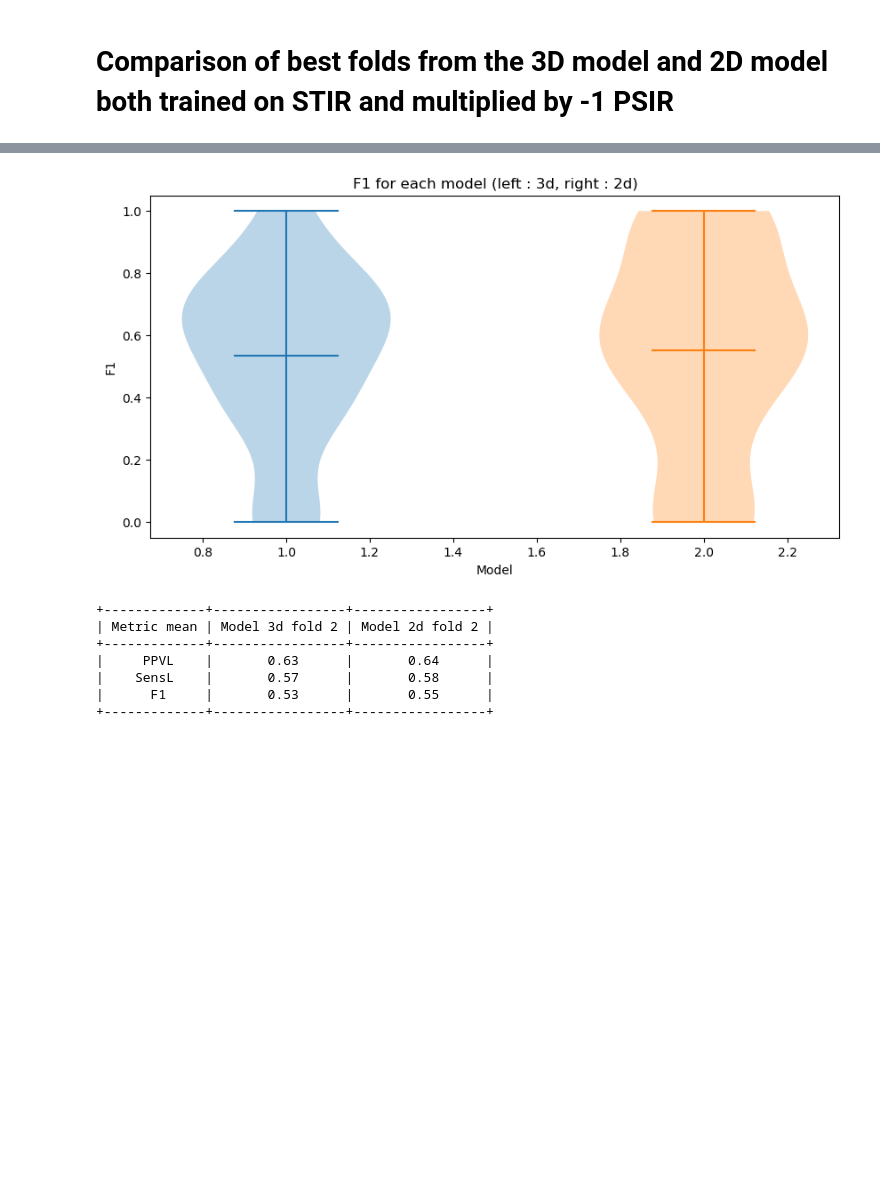
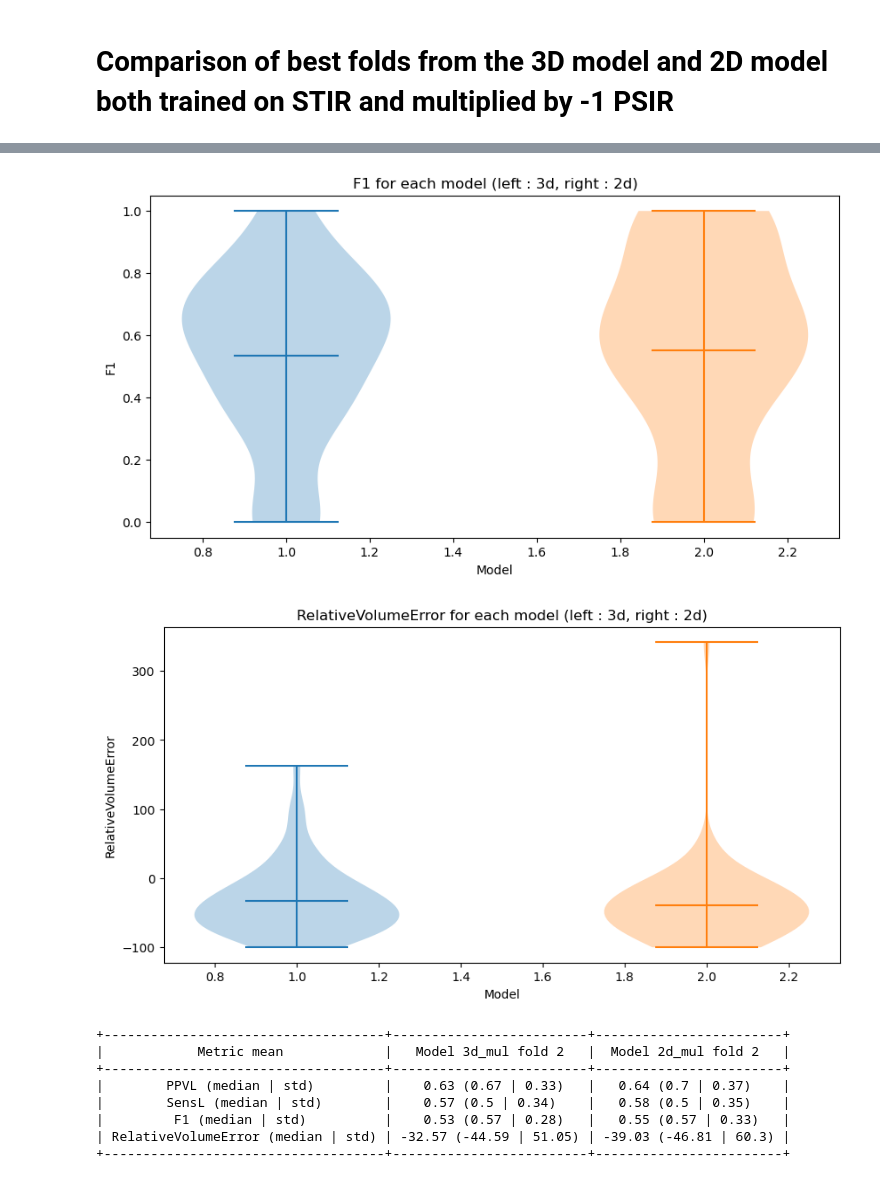
Before and after one commit to ivadomed/canproco, a Jupyter notebook: nnunet/nnUNet_inference_analysis.ipynb, the cells around one changed output, grey strips where cells are left out. Saved outputs shown, nothing was run; the diff lists cells and outputs as text; code cells hidden in the pictures; blank space fills up the shorter version.

Commit message:
added final plots for abstract figures

```diff
--- a/nnunet/nnUNet_inference_analysis.ipynb
+++ b/nnunet/nnUNet_inference_analysis.ipynb
@@ -569,7 +593,7 @@ for i in range(5):
 # plt.show()
 
 table = PrettyTable()
-table.field_names = ['Fold index', 'Mean', 'Median', 'Standard deviation']
+table.field_names = ['Fold index', 'Mean PPVL', 'Median PPVL', 'PPVL Standard deviation']
 for i in range(5):
     table.add_row([i, round(PPVL_2d[i].mean(),2), round(PPVL_2d[i].median(),2), round(PPVL_2d[i].std(),2)])
 print(table)
@@ -587,7 +611,7 @@ for i in range(5):
 # plt.show()
 
 table = PrettyTable()
-table.field_names = ['Fold index', 'Mean', 'Median', 'Standard deviation']
+table.field_names = ['Fold index', 'Mean SensL', 'Median SensL', 'SensL Standard deviation']
 for i in range(5):
     table.add_row([i, round(SensL_2d[i].mean(),2), round(SensL_2d[i].median(),2), round(SensL_2d[i].std(),2)])
 print(table)
@@ -605,7 +629,7 @@ for i in range(5):
 # plt.show()
 
 table = PrettyTable()
-table.field_names = ['Fold index', 'Mean', 'Median', 'Standard deviation']
+table.field_names = ['Fold index', 'Mean F1', 'Median F1', 'F1 Standard deviation']
 for i in range(5):
     table.add_row([i, round(F1_2d[i].mean(),2), round(F1_2d[i].median(),2), round(F1_2d[i].std(),2)])
 print(table)
@@ -724,41 +781,57 @@ plt.violinplot(PPVL_mul[2], showmeans=True, positions=[1])
 plt.violinplot(PPVL_2d_mul[2], showmeans=True, positions=[2])
 
 plt.xlabel('Model')
 plt.ylabel('PPVL')
 plt.title('PPVL for each model (left : 3d, right : 2d)')
 plt.show()
 
 plt.figure(figsize=(10, 5))
 plt.violinplot(SensL_mul[2], showmeans=True, positions=[1])
 plt.violinplot(SensL_2d_mul[2], showmeans=True, positions=[2])
 plt.xlabel('Model')
 plt.ylabel('SensL')
 plt.title('SensL for each model (left : 3d, right : 2d)')
 plt.show()
 
 plt.figure(figsize=(10, 5))
 plt.violinplot(F1_mul[2], showmeans=True, positions=[1])
 plt.violinplot(F1_2d_mul[2], showmeans=True, positions=[2])
 plt.xlabel('Model')
 plt.ylabel('F1')
 plt.title('F1 for each model (left : 3d, right : 2d)')
 plt.show()
 
+plt.figure(figsize=(10, 5))
+plt.violinplot(RelativeVolumeError_mul[2], showmeans=True, positions=[1])
+plt.violinplot(RelativeVolumeError_2d_mul[2], showmeans=True, positions=[2])
+plt.xlabel('Model')
+plt.ylabel('RelativeVolumeError')
+plt.title('RelativeVolumeError for each model (left : 3d, right : 2d)')
+plt.show()
+
+
 #we sum up everthing in a table
 table = PrettyTable()
-table.field_names = ['Metric mean', 'Model 3d fold 2', 'Model 2d fold 2']
-table.add_row(['PPVL', round(PPVL_mul[2].mean(),2), round(PPVL_2d_mul[2].mean(),2)])
-table.add_row(['SensL', round(SensL_mul[2].mean(),2), round(SensL_2d_mul[2].mean(),2)])
-table.add_row(['F1', round(F1_mul[2].mean(),2), round(F1_2d_mul[2].mean(),2)])
+table.field_names = ['Metric mean', 'Model 3d_mul fold 2', 'Model 2d_mul fold 2']
+table.add_row(['PPVL (median | std)', str(round(PPVL_mul[2].mean(),2)) + " ("+ str(round(PPVL_mul[2].median(),2)) + " | " + str(round(PPVL_mul[2].std(),2)) + ")",
+                str(round(PPVL_2d_mul[2].mean(),2)) + " ("+ str(round(PPVL_2d_mul[2].median(),2)) + " | " + str(round(PPVL_2d_mul[2].std(),2)) + ")"])
+table.add_row(['SensL (median | std)', str(round(SensL_mul[2].mean(),2)) + " ("+ str(round(SensL_mul[2].median(),2)) + " | " + str(round(SensL_mul[2].std(),2)) + ")",
+                str(round(SensL_2d_mul[2].mean(),2)) + " ("+ str(round(SensL_2d_mul[2].median(),2)) + " | " + str(round(SensL_2d_mul[2].std(),2)) + ")"])
+table.add_row(['F1 (median | std)', str(round(F1_mul[2].mean(),2)) + " ("+ str(round(F1_mul[2].median(),2)) + " | " + str(round(F1_mul[2].std(),2)) + ")",
+                str(round(F1_2d_mul[2].mean(),2)) + " ("+ str(round(F1_2d_mul[2].median(),2)) + " | " + str(round(F1_2d_mul[2].std(),2)) + ")"])
+table.add_row(['RelativeVolumeError (median | std)', str(round(RelativeVolumeError_mul[2].mean(),2)) + " ("+ str(round(RelativeVolumeError_mul[2].median(),2)) + " | " + str(round(RelativeVolumeError_mul[2].std(),2)) + ")",
+                str(round(RelativeVolumeError_2d_mul[2].mean(),2)) + " ("+ str(round(RelativeVolumeError_2d_mul[2].median(),2)) + " | " + str(round(RelativeVolumeError_2d_mul[2].std(),2)) + ")"])
 print(table)
 # %% [output]
 [figure]
 [figure]
 [figure]
+[figure, added]
-+-------------+-----------------+-----------------+
-| Metric mean | Model 3d fold 2 | Model 2d fold 2 |
-+-------------+-----------------+-----------------+
-|     PPVL    |       0.63      |       0.64      |
-|    SensL    |       0.57      |       0.58      |
-|      F1     |       0.53      |       0.55      |
-+-------------+-----------------+-----------------+
++------------------------------------+-------------------------+------------------------+
+|            Metric mean             |   Model 3d_mul fold 2   |  Model 2d_mul fold 2   |
++------------------------------------+-------------------------+------------------------+
+|        PPVL (median | std)         |    0.63 (0.67 | 0.33)   |   0.64 (0.7 | 0.37)    |
+|        SensL (median | std)        |    0.57 (0.5 | 0.34)    |   0.58 (0.5 | 0.35)    |
+|         F1 (median | std)          |    0.53 (0.57 | 0.28)   |   0.55 (0.57 | 0.33)   |
+| RelativeVolumeError (median | std) | -32.57 (-44.59 | 51.05) | -39.03 (-46.81 | 60.3) |
++------------------------------------+-------------------------+------------------------+
```
Also changed, not shown: parts of 10 cells of this notebook.
